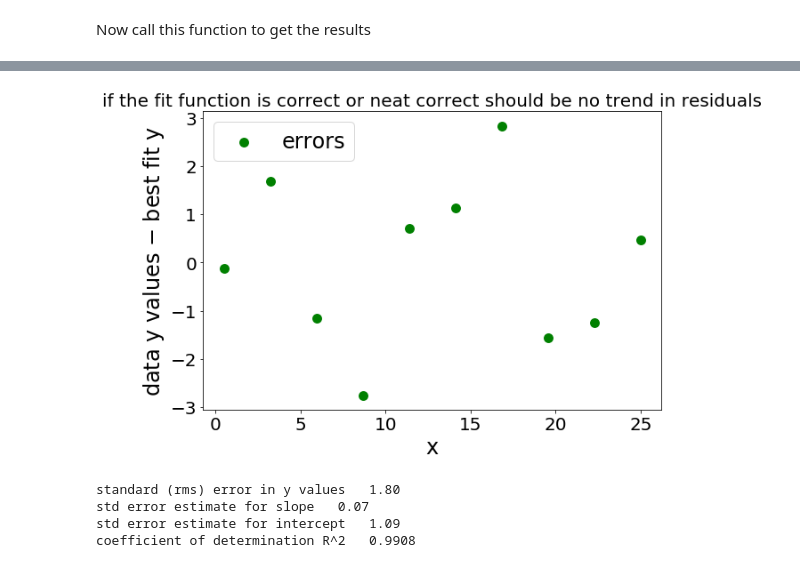
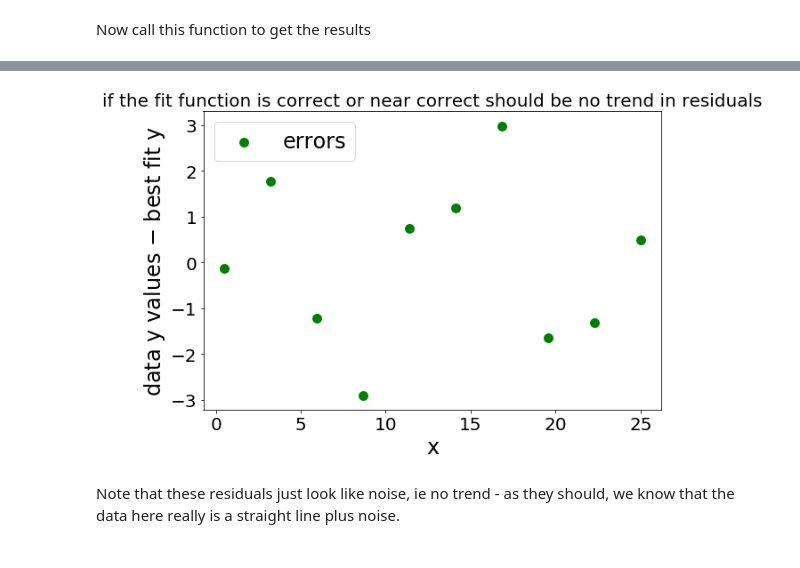
Before and after one commit to RichardSear/linear_regression_tutorial-python-, a Jupyter notebook: plot_linear_regression.ipynb, the cells around one changed output, grey strips where cells are left out. Drawn from its saved outputs; the diff is of its cells as text; code cells hidden in the pictures.

```diff
--- a/plot_linear_regression.ipynb
+++ b/plot_linear_regression.ipynb
@@ -28,8 +35,10 @@ y=np.zeros(n_pts)
 # actual intercept
 real_intercept=1.3
 real_slope=2.2
+print('true intercept ',format(real_intercept,"5.2e"))
+print('true slope     ',format(real_slope,"5.2e"))
 # gauss introduces Gaussian distributed noise of std deviation epsilon_noise
-epsilon_noise=1.9
+epsilon_noise=2.0
 for i in range(0,n_pts):
     y[i]=real_intercept+real_slope*x[i]+gauss(0.0,epsilon_noise)
 # %% [output]
@@ -190,18 +273,18 @@ plt.tight_layout()
 # %%
 ## plot errors to look for trend
 ######### Now generate plot
 plt.figure(figsize = (10,6) )
 # plot data as scatter plot,
-plt.title('if the fit function is correct or neat correct should be no trend in residuals',fontsize=20)
+plt.title('if the fit function is correct or near correct should be no trend in residuals',fontsize=20)
 # these are the error or residuals in y values
 y_error=intercept+slope*x - y
 plt.scatter(x,y_error,s=120,c='green',linewidth=0,label='errors',zorder=2)
 plt.xlabel('x',fontsize=24)
 plt.ylabel('data y values $-$ best fit y',fontsize=24)
 plt.xticks(fontsize=20)
 plt.yticks(fontsize=20)
 plt.legend(loc='upper left',fontsize=24)
 plt.tight_layout()
 plt.show()
 # %% [output]
-[figure, old version]
+[figure, new version]
@@ -237,12 +291,2 @@ def rsq_calc():
-# %%
-std_yerr,std_error_slope,std_error_intercept=std_errors()
-print('standard (rms) error in y values ','%5.2f'%(std_yerr))
-print('std error estimate for slope ','%5.2f'%(std_error_slope))
-print('std error estimate for intercept ','%5.2f'%(std_error_intercept))
-r_sq=rsq_calc()
-print('coefficient of determination R^2 ','%7.4f'%(r_sq))
-# %% [output]
-standard (rms) error in y values   1.80
-std error estimate for slope   0.07
-std error estimate for intercept   1.09
-coefficient of determination R^2   0.9908
+# %% [markdown]
+Note that these residuals just look like noise, ie no trend - as they should, we know that the data here really is a straight line plus noise.
```
Also changed, not shown: parts of 19 cells of this notebook.
